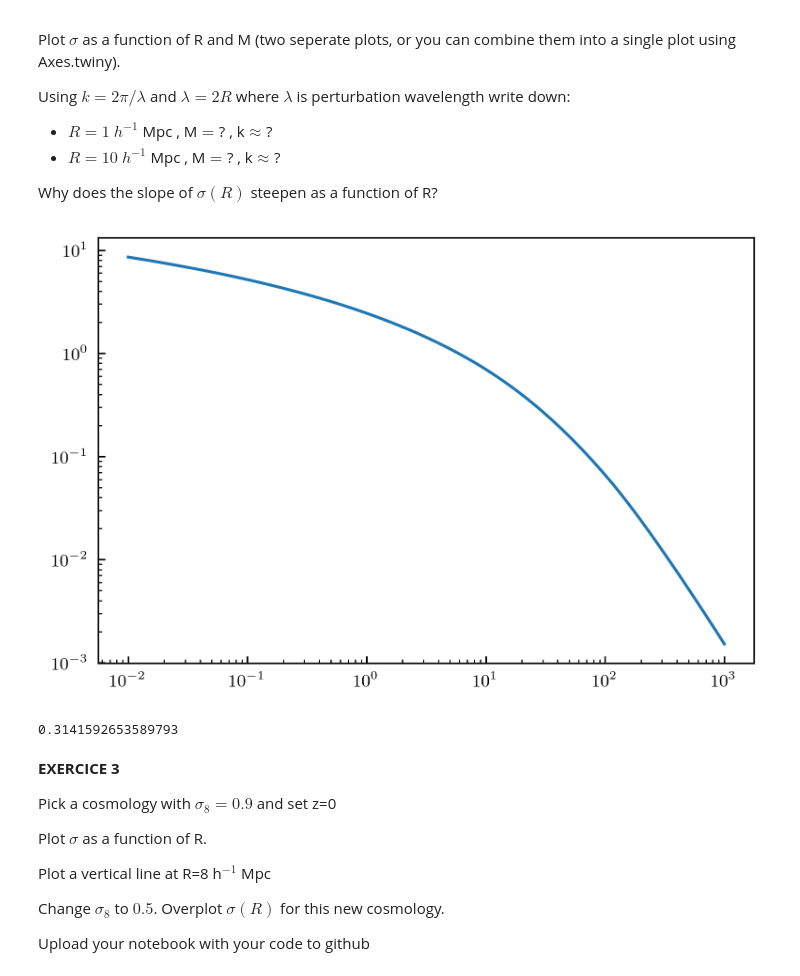
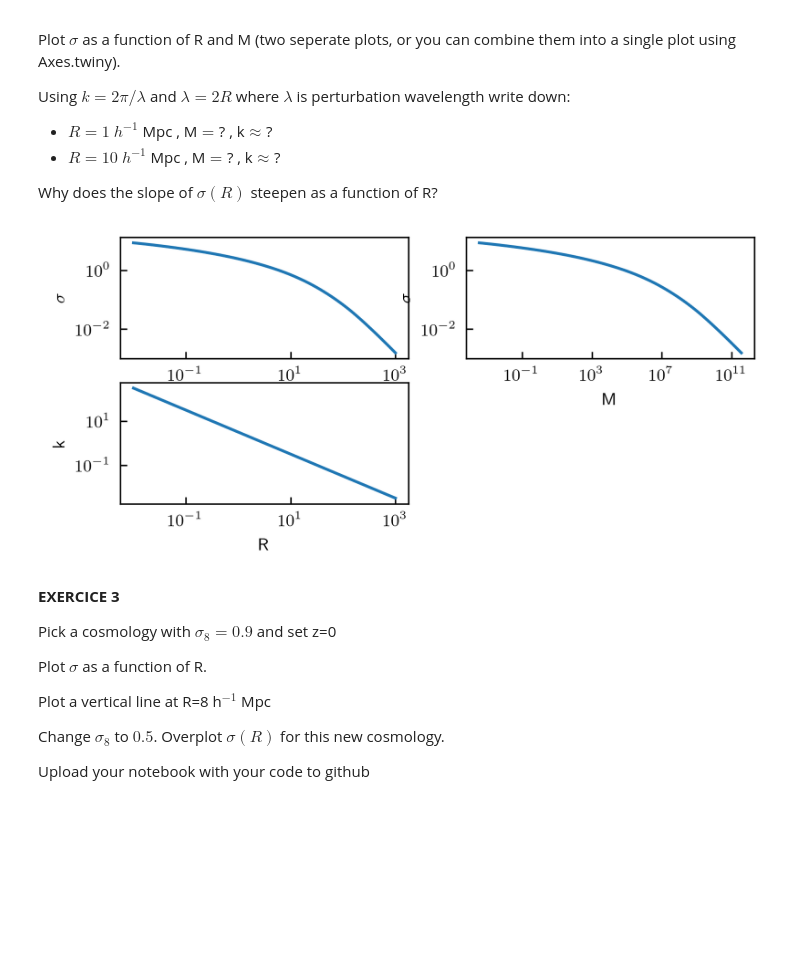
Before and after one commit to rqguan/ASTR214_Runquan, a Jupyter notebook: class5and6_nonlinearformation_Runquan.ipynb, the cells around one changed output. Cells and saved outputs as stored; diff of their text form; code cells hidden in the pictures; blank space fills up the shorter version.

```diff
--- a/class5and6_nonlinearformation_Runquan.ipynb
+++ b/class5and6_nonlinearformation_Runquan.ipynb
@@ -571,27 +590,41 @@ Why does the slope of $\sigma(R)$ steepen as a function of R?
 # %%
 # Your code goes here
 import matplotlib.ticker as mtick
 
 from colossus.cosmology import cosmology
 cosmo = cosmology.setCosmology('planck15')
 
 
 R = np.logspace(-2,3,100)
+rho = cosmo.rho_m(0)
+M = (4/3) * np.pi * (R**3) * rho
+
 lam = 2*R
 k = 2*np.pi/lam
 
+plt.subplot(3, 2, 1)
 plt.plot(R, cosmo.sigma(R,0))
+plt.xlabel('R')
+plt.ylabel('$\sigma$')
 plt.xscale('log')
 plt.yscale('log')
+
+
+plt.subplot(3, 2, 2)
+plt.plot(M, cosmo.sigma(R,0))
+plt.xlabel('M')
+plt.ylabel('$\sigma$')
+plt.xscale('log')
+plt.yscale('log')
+
+plt.subplot(3, 2, 3)
+plt.plot(R, k)
+plt.xlabel('R')
+plt.ylabel('k')
+plt.xscale('log')
+plt.yscale('log')
 # %% [output]
-[figure, old version]
+[figure, new version]
-# %%
-R = 10
-lam = 2*R
-k = 2*np.pi/lam
-k
-# %% [output]
-0.3141592653589793
 # %% [markdown]
 **EXERCICE 3**
 
```
Also changed, not shown: parts of 2 cells of this notebook, 1 other file.
